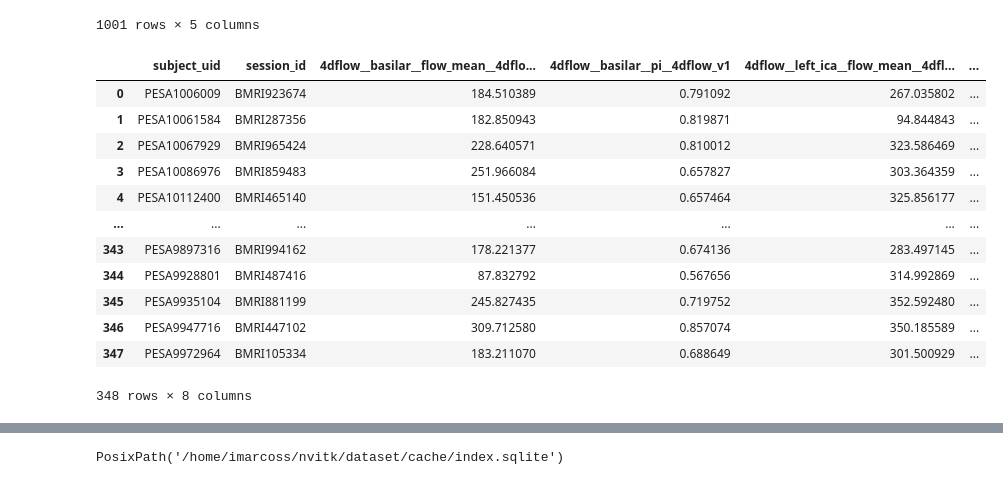
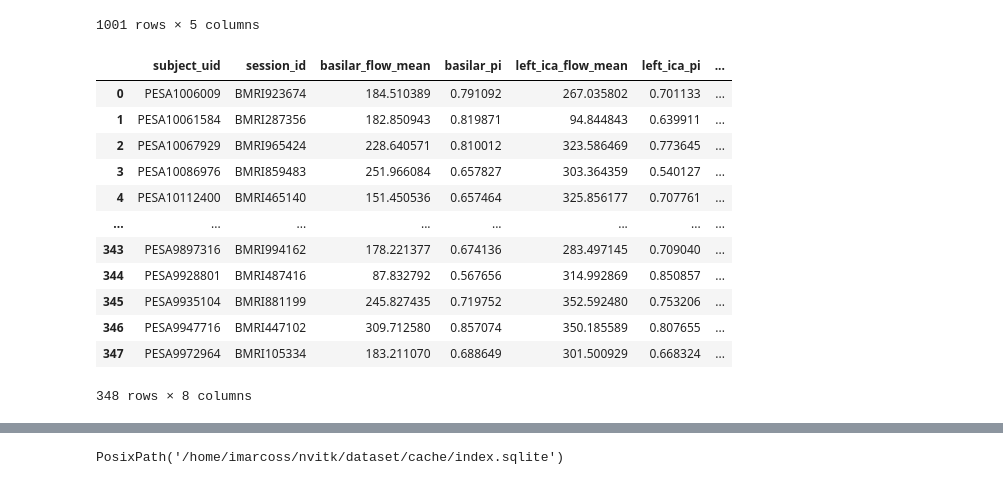
Before and after one commit to CNIC-Neuroimaging/Nvitk, a Jupyter notebook: notebooks/prototypes/database.ipynb, the cells around one changed output, grey strips where cells are left out. Cells and saved outputs as stored; diff of their text form; code cells hidden in the pictures.

```diff
--- a/notebooks/prototypes/database.ipynb
+++ b/notebooks/prototypes/database.ipynb
@@ -18,7 +18,7 @@ Build DB
 from nvitk.db import DataRepo, import_pesabrain_source, list_pesabrain_sources
 
 db_base = Path("/data_local/LabVF/PESA-Brain/DB/DB")
-repo = DataRepo("~/nvitk/dataset", auto_scaffold=True, use_sqlite=True)
+repo = DataRepo("~/nvitk/dataset", use_sqlite=True) # , auto_scaffold=True
 # %%
 # res = import_pesabrain_source(
 #     repo,
@@ -123,25 +123,23 @@ repo.clinical(
 # %%
 repo.image(
     modality="4dflow",
-    # pipeline="pesabrain_4dflow_current",
     variables=["flow_mean", 'pi'],
     regions=["right_ica", "left_ica", 'basilar'],
-    wide=True,
-    use_sqlite=True,
+    # wide=True,
 )
 # %% [output]
-|  | subject_uid | session_id | 4dflow__basilar__flow_mean__4dflo... | 4dflow__basilar__pi__4dflow_v1 | 4dflow__left_ica__flow_mean__4dfl... | ... |
-| 0 | PESA1006009 | BMRI923674 | 184.510389 | 0.791092 | 267.035802 | ... |
-| 1 | PESA10061584 | BMRI287356 | 182.850943 | 0.819871 | 94.844843 | ... |
-| 2 | PESA10067929 | BMRI965424 | 228.640571 | 0.810012 | 323.586469 | ... |
-| 3 | PESA10086976 | BMRI859483 | 251.966084 | 0.657827 | 303.364359 | ... |
-| 4 | PESA10112400 | BMRI465140 | 151.450536 | 0.657464 | 325.856177 | ... |
-| ... | ... | ... | ... | ... | ... | ... |
-| 343 | PESA9897316 | BMRI994162 | 178.221377 | 0.674136 | 283.497145 | ... |
-| 344 | PESA9928801 | BMRI487416 | 87.832792 | 0.567656 | 314.992869 | ... |
-| 345 | PESA9935104 | BMRI881199 | 245.827435 | 0.719752 | 352.592480 | ... |
-| 346 | PESA9947716 | BMRI447102 | 309.712580 | 0.857074 | 350.185589 | ... |
-| 347 | PESA9972964 | BMRI105334 | 183.211070 | 0.688649 | 301.500929 | ... |
+|  | subject_uid | session_id | basilar_flow_mean | basilar_pi | left_ica_flow_mean | left_ica_pi | ... |
+| 0 | PESA1006009 | BMRI923674 | 184.510389 | 0.791092 | 267.035802 | 0.701133 | ... |
+| 1 | PESA10061584 | BMRI287356 | 182.850943 | 0.819871 | 94.844843 | 0.639911 | ... |
+| 2 | PESA10067929 | BMRI965424 | 228.640571 | 0.810012 | 323.586469 | 0.773645 | ... |
+| 3 | PESA10086976 | BMRI859483 | 251.966084 | 0.657827 | 303.364359 | 0.540127 | ... |
+| 4 | PESA10112400 | BMRI465140 | 151.450536 | 0.657464 | 325.856177 | 0.707761 | ... |
+| ... | ... | ... | ... | ... | ... | ... | ... |
+| 343 | PESA9897316 | BMRI994162 | 178.221377 | 0.674136 | 283.497145 | 0.709040 | ... |
+| 344 | PESA9928801 | BMRI487416 | 87.832792 | 0.567656 | 314.992869 | 0.850857 | ... |
+| 345 | PESA9935104 | BMRI881199 | 245.827435 | 0.719752 | 352.592480 | 0.753206 | ... |
+| 346 | PESA9947716 | BMRI447102 | 309.712580 | 0.857074 | 350.185589 | 0.807655 | ... |
+| 347 | PESA9972964 | BMRI105334 | 183.211070 | 0.688649 | 301.500929 | 0.668324 | ... |
 348 rows × 8 columns
 # %%
 repo.image(
```
Also changed, not shown: parts of 4 cells of this notebook, 1 other file.
